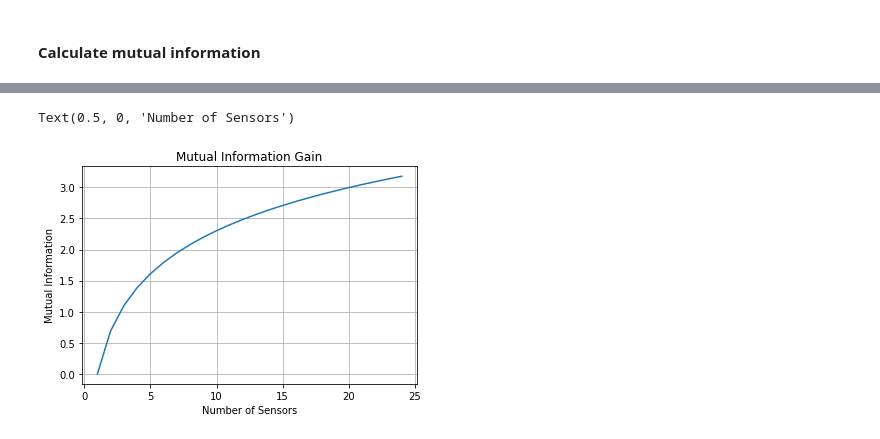
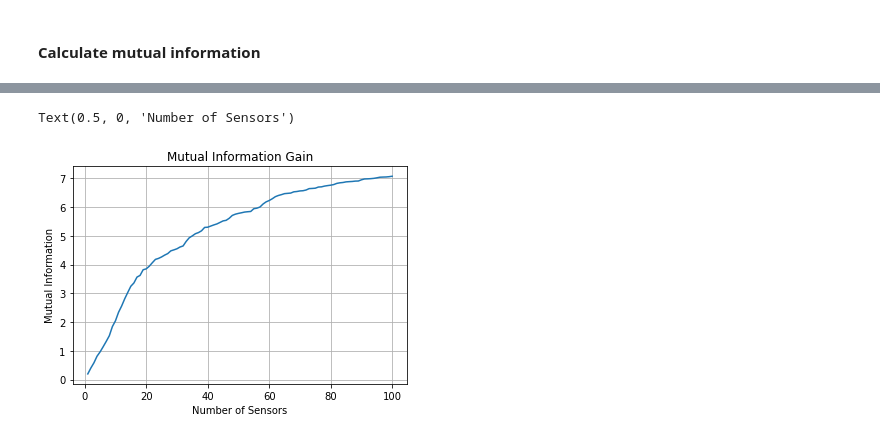
Before and after one commit to bikeclub51/london-aq, a Jupyter notebook: code/optimization/mutual_information.ipynb, the cells around one changed output, grey strips where cells are left out. Cells and saved outputs as stored; diff of their text form; code cells hidden in the pictures.

```diff
--- a/code/optimization/mutual_information.ipynb
+++ b/code/optimization/mutual_information.ipynb
@@ -79,7 +79,7 @@ def GPR_mutual_info(GPR, k, A_df, U_df, t):
 
     return MI
 # %%
-def STVGP_mutual_info(GP, k, A_df, U_df, t):
+def STVGP_mutual_info(GP, k, A_df, U_df, t, verbose=1):
     '''
     GP : ST-VGP model
     k : int : number of sensors to be placed
@@ -90,7 +90,6 @@ def STVGP_mutual_info(GP, k, A_df, U_df, t):
     MI = np.array([],dtype=float)
 
     for i in range(k):
-        print(i)
         A_df["t"] = t
         A = A_df[["scaled_latitude", "scaled_longitude"]].values
         U_df["t"] = t
@@ -106,10 +105,11 @@ def STVGP_mutual_info(GP, k, A_df, U_df, t):
 
         yA_t = np.array([[t]])
         yA_R = np.tile(yA_R, [yA_t.shape[0], 1, 1])
-        yA_mean, cov_mat_XU = GP.cov(X=yA_t, R=yA_R)
+        yA_mean, cov_mat_XU = GP.likelihood_cov(X=yA_t, R=yA_R)
 
-        print(cov_mat_XU)
-        print(cov_mat_XU.shape)
+        if verbose:
+            print(cov_mat_XU)
+            print(cov_mat_XU.shape)
 
         XX_cov = cov_mat_XU[:i+1,:i+1]
         #print(XX_cov.shape)
@@ -121,34 +121,35 @@ def STVGP_mutual_info(GP, k, A_df, U_df, t):
         det_XX = det(XX_cov)
         det_UU = det(UU_cov)
 
-        print("det_XU = " + str(det_XU))
-        print("log(det_XU) = " + str(np.log(det_XU)))
-        print("det_XX = " + str(det_XX))
-        print("log(det_XX) = " + str(np.log(det_XX)))
-        print("det_UU = " + str(det_UU))
-        print("log(det_UU) = " + str(np.log(det_UU)))
+        if verbose:
+            print("det_XU = " + str(det_XU))
+            print("log(det_XU) = " + str(np.log(det_XU)))
+            print("det_XX = " + str(det_XX))
+            print("log(det_XX) = " + str(np.log(det_XX)))
+            print("det_UU = " + str(det_UU))
+            print("log(det_UU) = " + str(np.log(det_UU)))
         if det_XU == 0:
             print("skipping " + str(i))
         else:
             mi_star = 0.5*np.log((det_XX * det_UU) / (det_XU))
-            alt_mi_star = 0.5*(np.log(det_XX) + np.log(det_UU) - np.log (det_XU))
-            print("mi = " + str(mi_star))
-            print("alternative mi = " + str(alt_mi_star))
+            # alt_mi_star = 0.5*(np.log(det_XX) + np.log(det_UU) - np.log (det_XU))
+            print(f"mi ({i+1})= {mi_star}")
+            # print("alternative mi = " + str(alt_mi_star))
             MI = np.append(MI, mi_star)
 
     return MI
 # %%
-model_name = 'STSVGP_MODEL_2936'
+model_name = 'STSVGP_MODEL_3207'
 model, df, train_df, test_df, scalers = load_model(model_name)
 
 # path = f"../gp-models/GPR-models/ST-SVGP/{model_name}/{model_name}"
 # model = pickle.load(open(f"{path}_model.sav", 'rb'))
 # scalers = pickle.load(open(f"{path}_scalers.sav", 'rb'))
 # %%
-A_df = pickle.load(open(f'../optimization/krause-output/{model_name}_mutual_info_df.sav', 'rb'))
+A_df = pickle.load(open(f'../optimization/krause-output/{model_name}_mutual_info_k_100_likelihood_df.sav', 'rb'))
 # scale coordinates
 k = A_df.shape[0]
 for feature in scalers:
-    A_df[f"scaled_{feature}"] = scalers[feature].transform(A_df[[feature]].values)+0.00001*np.random.rand(k, 1)
+    A_df[f"scaled_{feature}"] = scalers[feature].transform(A_df[[feature]].values)#+0.00001*np.random.rand(k, 1)
 A_df
 # %% [output]
@@ -174,5 +163,5 @@ S_df, U_df = generate_placement_sets(df, scalers, n=1000, plot=True)
 # %%
 t = 0
 # %%
-MI = STVGP_mutual_info(model, k, A_df, U_df, t)
+MI = STVGP_mutual_info(model, k, A_df, U_df, t, verbose=0)
 MI
@@ -179,15 +207,15 @@ MI
 # %%
 import matplotlib.pyplot as plt
 import numpy as np
 
 # MI_placeholder = [np.log(i) for i in range(k)]
 # plt.plot(list(range(k)), MI_placeholder)
 
-plt.plot(list(range(k)), MI)
+plt.plot(list(range(1, k+1)), MI)
 plt.grid()
 plt.title('Mutual Information Gain')
 plt.ylabel('Mutual Information')
 plt.xlabel('Number of Sensors')
 # %% [output]
 Text(0.5, 0, 'Number of Sensors')
-[figure, old version]
+[figure, new version]
```
Also changed, not shown: parts of 3 cells of this notebook, 3 other files.
